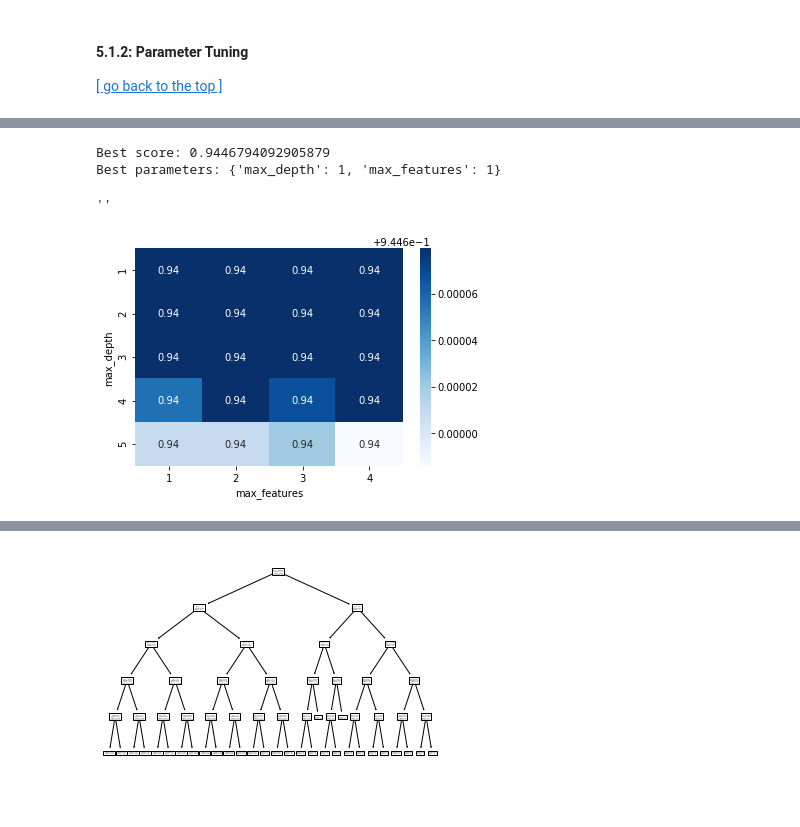
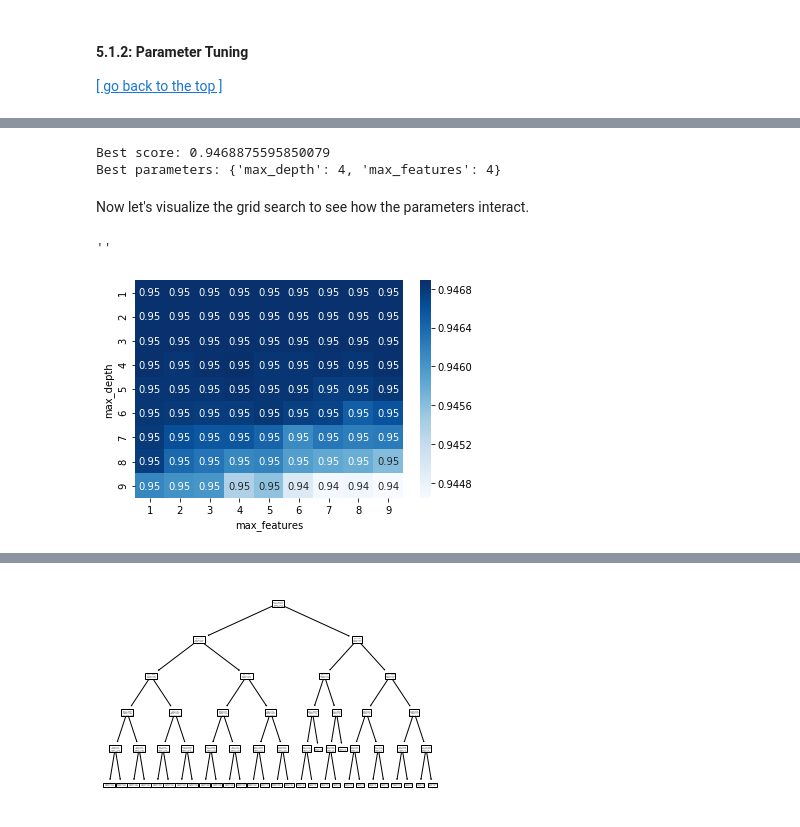
Before and after one commit to pedrovponte/IART-g39, a Jupyter notebook: proj2/src/credit_risk_analysis.ipynb, the cells around one changed output, grey strips where cells are left out. Saved outputs shown, nothing was run; the diff lists cells and outputs as text; code cells hidden in the pictures.

```diff
--- a/proj2/src/credit_risk_analysis.ipynb
+++ b/proj2/src/credit_risk_analysis.ipynb
@@ -858,10 +854,11 @@ plt.title('Average score: {}'.format(np.mean(cv_scores)))
 # %%
 from sklearn.model_selection import GridSearchCV
+from sklearn.model_selection import StratifiedKFold
 
 decision_tree_classifier = DecisionTreeClassifier()
 
-parameter_grid = {'max_depth': [1, 2, 3, 4, 5],
-                  'max_features': [1, 2, 3, 4]}
+parameter_grid = {'max_depth': range(1,10),
+                  'max_features': range(1, 10)}
 
 cross_validation = StratifiedKFold(n_splits=10)
 
@@ -873,17 +870,19 @@ grid_search.fit(X, y)
 print('Best score: {}'.format(grid_search.best_score_))
 print('Best parameters: {}'.format(grid_search.best_params_))
 # %% [output]
-Best score: 0.9446794092905879
-Best parameters: {'max_depth': 1, 'max_features': 1}
+Best score: 0.9468875595850079
+Best parameters: {'max_depth': 4, 'max_features': 4}
+# %% [markdown]
+Now let's visualize the grid search to see how the parameters interact.
 # %%
 grid_visualization = grid_search.cv_results_['mean_test_score']
-grid_visualization.shape = (5, 4)
+grid_visualization.shape = (9, 9)
 sb.heatmap(grid_visualization, cmap='Blues', annot=True)
-plt.xticks(np.arange(4) + 0.5, grid_search.param_grid['max_features'])
-plt.yticks(np.arange(5) + 0.5, grid_search.param_grid['max_depth'])
+plt.xticks(np.arange(9) + 0.5, grid_search.param_grid['max_features'])
+plt.yticks(np.arange(9) + 0.5, grid_search.param_grid['max_depth'])
 plt.xlabel('max_features')
 plt.ylabel('max_depth')
 ;
 # %% [output]
 ''
-[figure, old version]
+[figure, new version]
```
Also changed, not shown: parts of 28 cells of this notebook.
